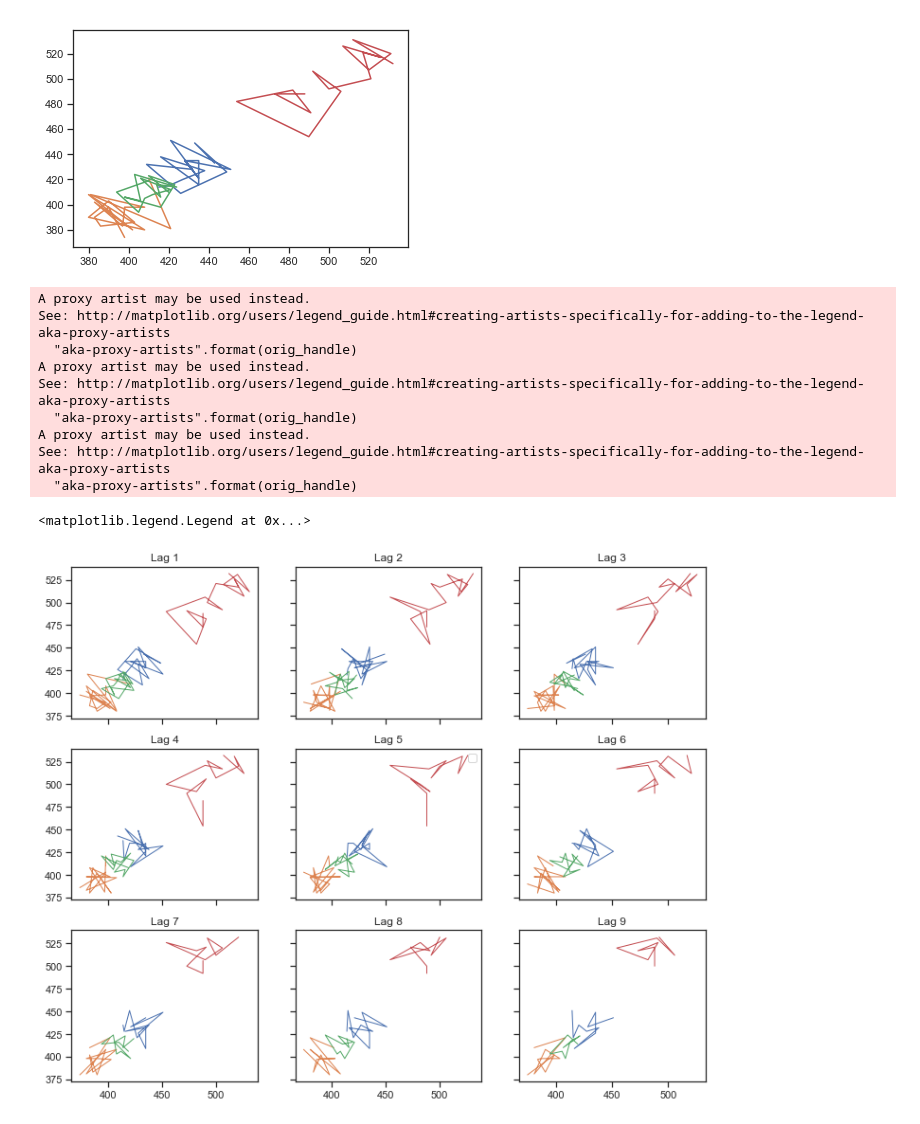
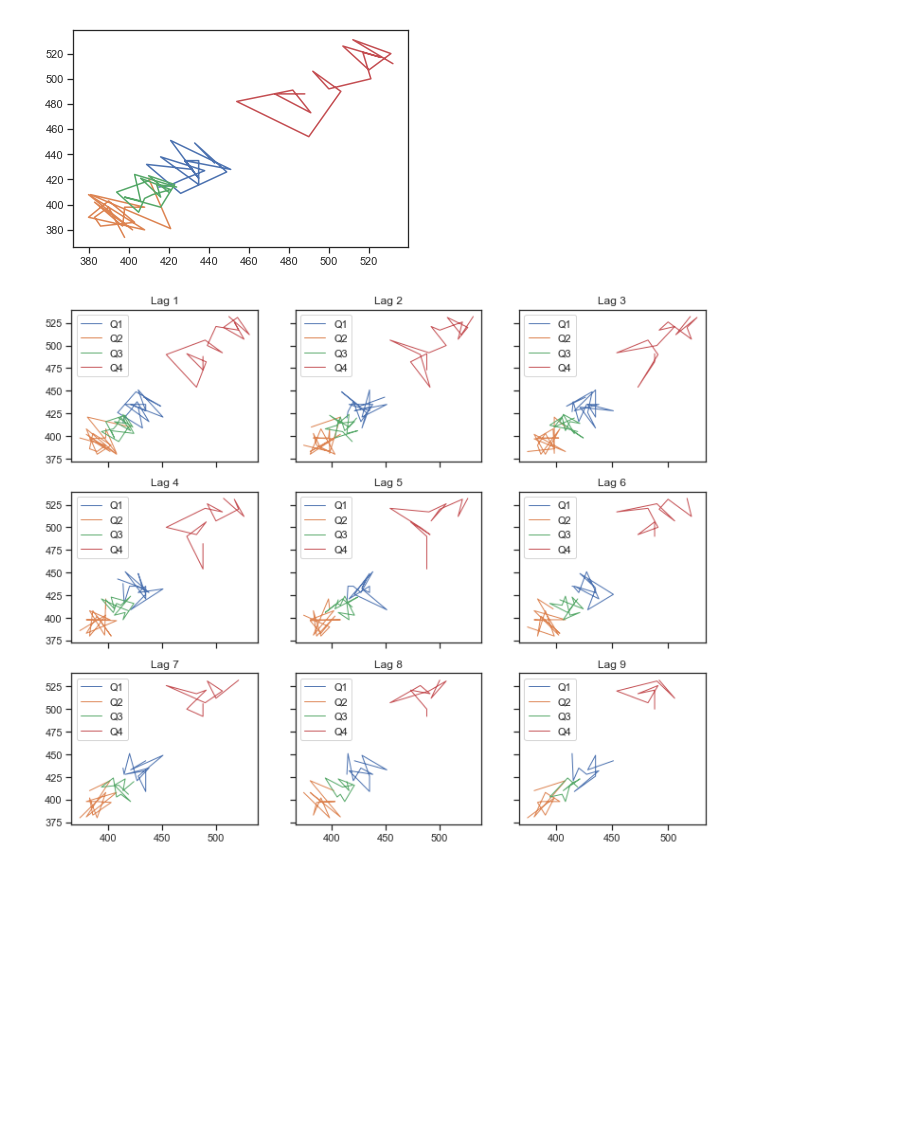
Before and after one commit to robahall/tswalkthrough, a Jupyter notebook: notebooks/1.0-rah-ch2_time_series_graphics.ipynb, the cells around one changed output. Cells and saved outputs as stored; diff of their text form; code cells hidden in the pictures; blank space fills up the shorter version.

Commit message:
Updated legend.

```diff
--- a/notebooks/1.0-rah-ch2_time_series_graphics.ipynb
+++ b/notebooks/1.0-rah-ch2_time_series_graphics.ipynb
@@ -246,31 +246,21 @@ for i in range(1,5):
 # %%
 fig, ax = plt.subplots(3, 3, sharex='col', sharey='row', figsize = (12,10))
 lag = 1
 
 
 
 for i in range(3):
     for j in range(3):
         for k in range(1,5):
             data = ausbeer[ausbeer['quarter'] == k]['value'].values
             y1 = data[lag:]
             y2 = data[:-lag]
-            ax[i,j].plot(y1, y2, lw=1, label='Quarter = {}'.format(moment))
+            ax[i,j].plot(y1, y2, lw=1, label='Q{}'.format(k))
             ax[i,j].set_title("Lag {}".format(lag))
+            ax[i,j].legend()
+
         lag +=1
-
-ax[1,1].legend(ausbeer, ['1', '2', '3', '4'])
 # %% [output]
-A proxy artist may be used instead.
-See: http://matplotlib.org/users/legend_guide.html#creating-artists-specifically-for-adding-to-the-legend-aka-proxy-artists
-  "aka-proxy-artists".format(orig_handle)
-A proxy artist may be used instead.
-See: http://matplotlib.org/users/legend_guide.html#creating-artists-specifically-for-adding-to-the-legend-aka-proxy-artists
-  "aka-proxy-artists".format(orig_handle)
-A proxy artist may be used instead.
-See: http://matplotlib.org/users/legend_guide.html#creating-artists-specifically-for-adding-to-the-legend-aka-proxy-artists
-  "aka-proxy-artists".format(orig_handle)
-<matplotlib.legend.Legend at 0x...>
-[figure, old version]
+[figure, new version]
 # %%
 ## Different from lagplot in text. Figure out why
```
